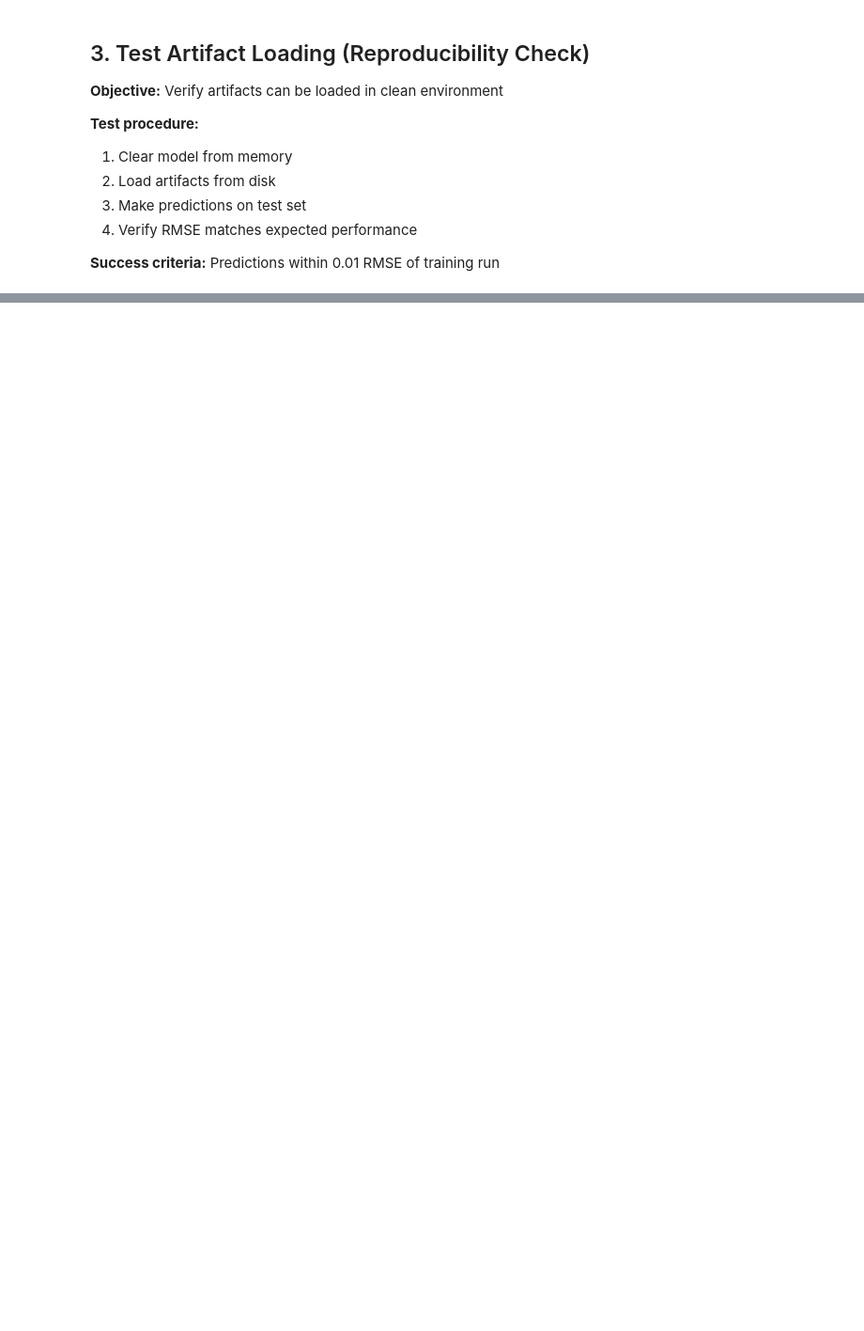
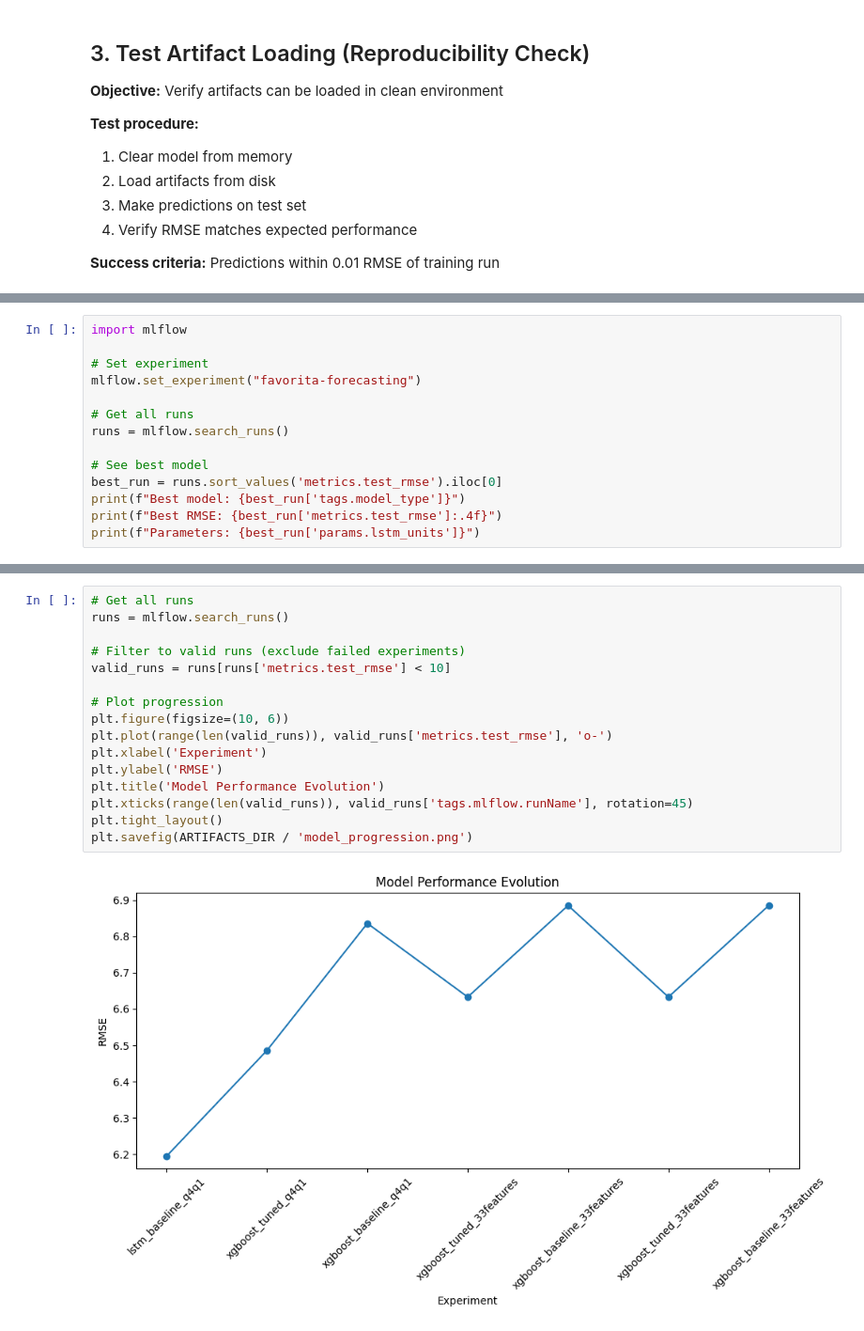
Before and after one commit to albertodiazdurana/Demand-forecasting-in-retail, a Jupyter notebook: notebooks/w03_d05_MODEL_artifacts-export.ipynb, the cells around one changed output, grey strips where cells are left out. Shown at 94% size. Saved outputs shown, nothing was run; the diff lists cells and outputs as text; blank space fills up the shorter version.

```diff
--- a/notebooks/w03_d05_MODEL_artifacts-export.ipynb
+++ b/notebooks/w03_d05_MODEL_artifacts-export.ipynb
@@ -594,0 +597,14 @@ Final model performance:
+# %%
+import mlflow
+
+# Set experiment
+mlflow.set_experiment("favorita-forecasting")
+
+# Get all runs
+runs = mlflow.search_runs()
+
+# See best model
+best_run = runs.sort_values('metrics.test_rmse').iloc[0]
+print(f"Best model: {best_run['tags.model_type']}")
+print(f"Best RMSE: {best_run['metrics.test_rmse']:.4f}")
+print(f"Parameters: {best_run['params.lstm_units']}")
@@ -594,0 +662,18 @@ Final model performance:
+# %%
+# Get all runs
+runs = mlflow.search_runs()
+
+# Filter to valid runs (exclude failed experiments)
+valid_runs = runs[runs['metrics.test_rmse'] < 10]
+
+# Plot progression
+plt.figure(figsize=(10, 6))
+plt.plot(range(len(valid_runs)), valid_runs['metrics.test_rmse'], 'o-')
+plt.xlabel('Experiment')
+plt.ylabel('RMSE')
+plt.title('Model Performance Evolution')
+plt.xticks(range(len(valid_runs)), valid_runs['tags.mlflow.runName'], rotation=45)
+plt.tight_layout()
+plt.savefig(ARTIFACTS_DIR / 'model_progression.png')
+# %% [output]
+[figure, added]
```
Also changed, not shown: parts of 9 cells of this notebook, 2 other files.
